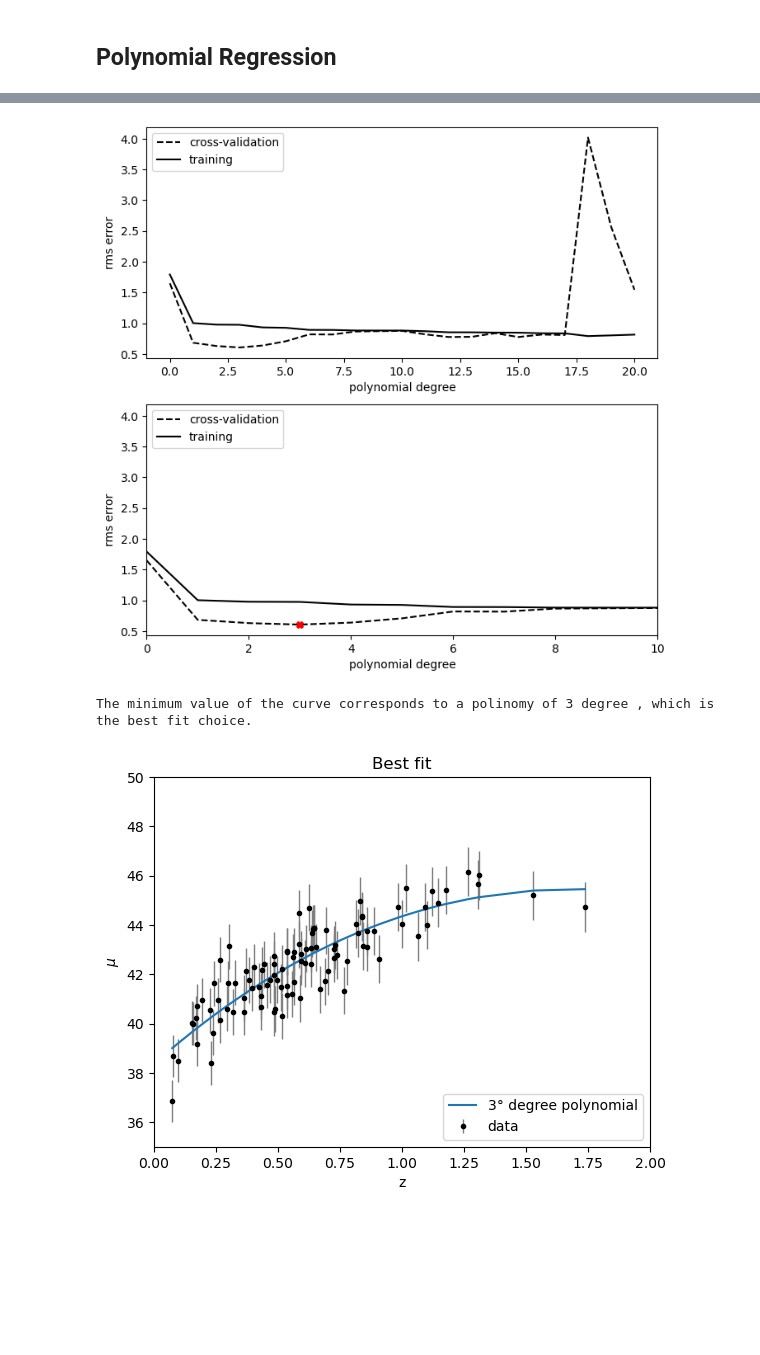
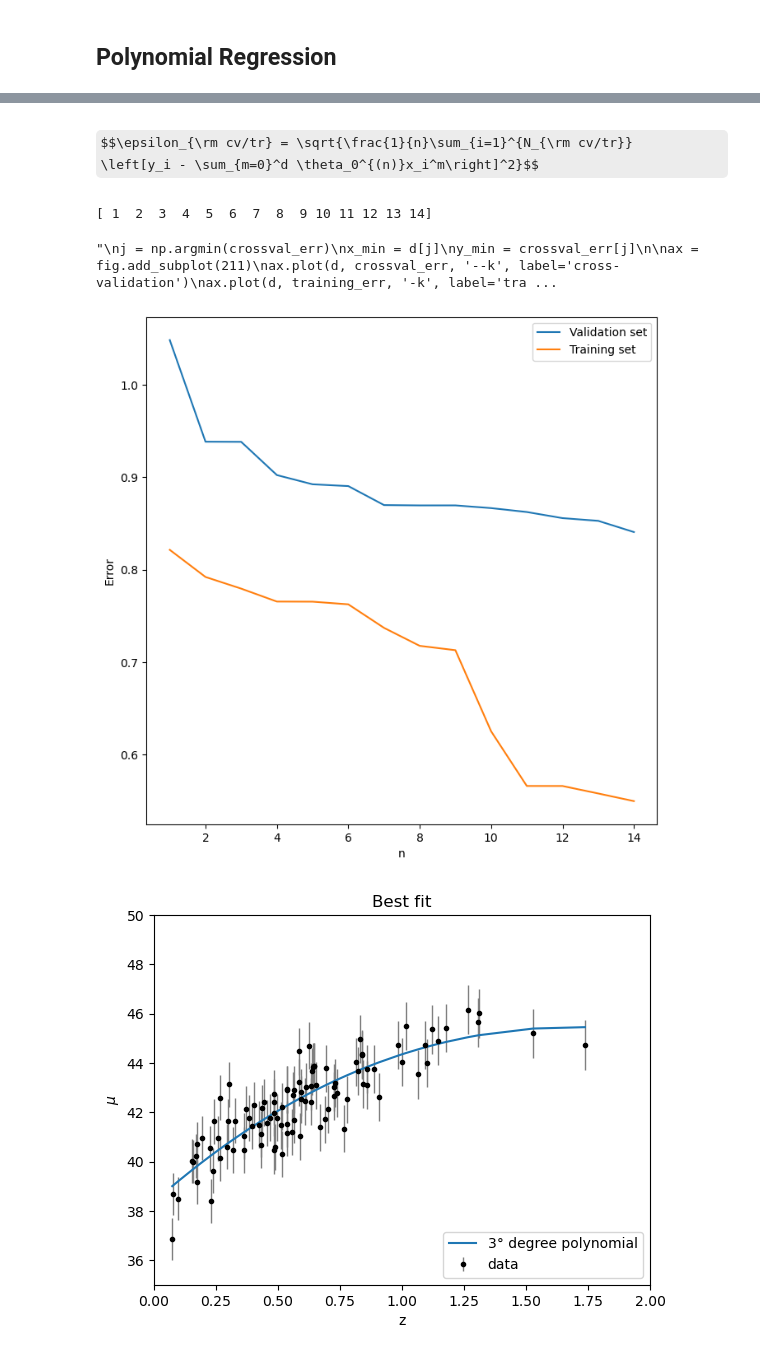
Before and after one commit to SimoneRestuccia/astrostatistics_bicocca_2024, a Jupyter notebook: working/L_17_01.ipynb, the cells around one changed output, grey strips where cells are left out. Saved outputs shown, nothing was run; the diff lists cells and outputs as text; code cells hidden in the pictures; some formulas as TeX source; blank space fills up the shorter version.

```diff
--- a/working/L_17_01.ipynb
+++ b/working/L_17_01.ipynb
@@ -128,0 +97,4 @@ plt.ylim(35,50);
+# %%
+z_train, z_cross, mudmu_train, mudmu_cross = train_test_split(z_sample[:,np.newaxis], np.array([mu_sample,dmu]).T, test_size=0.3, random_state=42)
+mu_train, dmu_train = mudmu_train.T
+mu_cross, dmu_cross = mudmu_cross.T
@@ -129,59 +111,69 @@ plt.ylim(35,50);
+# %% [markdown]
+$$\epsilon_{\rm cv/tr} = \sqrt{\frac{1}{n}\sum_{i=1}^{N_{\rm cv/tr}}
+  \left[y_i - \sum_{m=0}^d \theta_0^{(n)}x_i^m\right]^2}$$
+# %%
+def rms_error(x, y, dy, degree):
+    model = PolynomialRegression(degree)
+    model.fit(x, y, dy)
+    y_pred = model.predict(x)
+    return np.sqrt(np.sum((y - y_pred) ** 2)/len(y))
 # %%
-d = np.arange(0, 21)
-training_err = np.zeros(d.shape)
-crossval_err = np.zeros(d.shape)
+#d = np.arange(0, 21)
+nrange = np.arange(1,15)
+print(nrange)
+training_err = np.zeros(len(nrange))
+crossval_err = np.zeros(len(nrange))
 
 fig = plt.figure(figsize=(8, 8))
-for i in range(len(d)):
+#for i in range(len(d)):
+for n in nrange:
+    training_err[n-1] = rms_error(z_train, mu_train, dmu_train, n)
+    crossval_err[n-1] = rms_error(z_cross, mu_cross, dmu_cross, n)
 
-    p = PolynomialRegression(i)
-    p.fit(z_train, mu_train, dmu_train)
+plt.plot(nrange, training_err, label='Validation set')
+plt.plot(nrange, crossval_err, label='Training set')
 
-    y_train = p.predict(z_train)
-    y_crossval = p.predict(z_cross)
+plt.xlabel('n')
+plt.ylabel('Error')
+plt.legend();
 
-    training_err[i] = np.sqrt(np.sum((y_train - mu_train) ** 2)
-                              / len(mu_train))
-    crossval_err[i] = np.sqrt(np.sum((y_crossval - mu_cross) ** 2)
-                              / len(mu_cross))
-
-#BIC_train = np.sqrt(len(y)) * training_err / dy + d * np.log(len(y))
-#BIC_crossval = np.sqrt(len(y)) * crossval_err / dy + d * np.log(len(y))
-
+'''
 j = np.argmin(crossval_err)
 x_min = d[j]
 y_min = crossval_err[j]
 
 ax = fig.add_subplot(211)
 ax.plot(d, crossval_err, '--k', label='cross-validation')
 ax.plot(d, training_err, '-k', label='training')
 #ax.plot(d, 0.1 * np.ones(d.shape), ':k')
 
 #ax.set_xlim(0, 14)
 #ax.set_ylim(0, 0.8)
 
 ax.set_xlabel('polynomial degree')
 ax.set_ylabel('rms error')
 ax.legend(loc=2)
 
 ax = fig.add_subplot(212)
 ax.plot(d, crossval_err, '--k', label='cross-validation')
 ax.plot(d, training_err, '-k', label='training')
 plt.plot(x_min, y_min, marker='X', c='r')
 
 ax.set_xlim(0, 10)
 #ax.set_ylim(1.5, 2)
 
 ax.legend(loc=2)
 ax.set_xlabel('polynomial degree')
 ax.set_ylabel('rms error')
 
 plt.show()
 
 print('The minimum value of the curve corresponds to a polinomy of %i degree , which is the best fit choice.' %(x_min))
+'''
 # %% [output]
+[ 1  2  3  4  5  6  7  8  9 10 11 12 13 14]
+"\nj = np.argmin(crossval_err)\nx_min = d[j]\ny_min = crossval_err[j]\n\nax = fig.add_subplot(211)\nax.plot(d, crossval_err, '--k', label='cross-validation')\nax.plot(d, training_err, '-k', label='tra ...
-[figure, old version]
+[figure, new version]
-The minimum value of the curve corresponds to a polinomy of 3 degree , which is the best fit choice.
 # %%
 plt.errorbar(z_sample, mu_sample, dmu, fmt='.k', ecolor='gray', lw=1,label='data')
 plt.plot(np.sort(z_sample), np.sort(poly(3)), label='3° degree polynomial')
```
Also changed, not shown: parts of 11 cells of this notebook.
